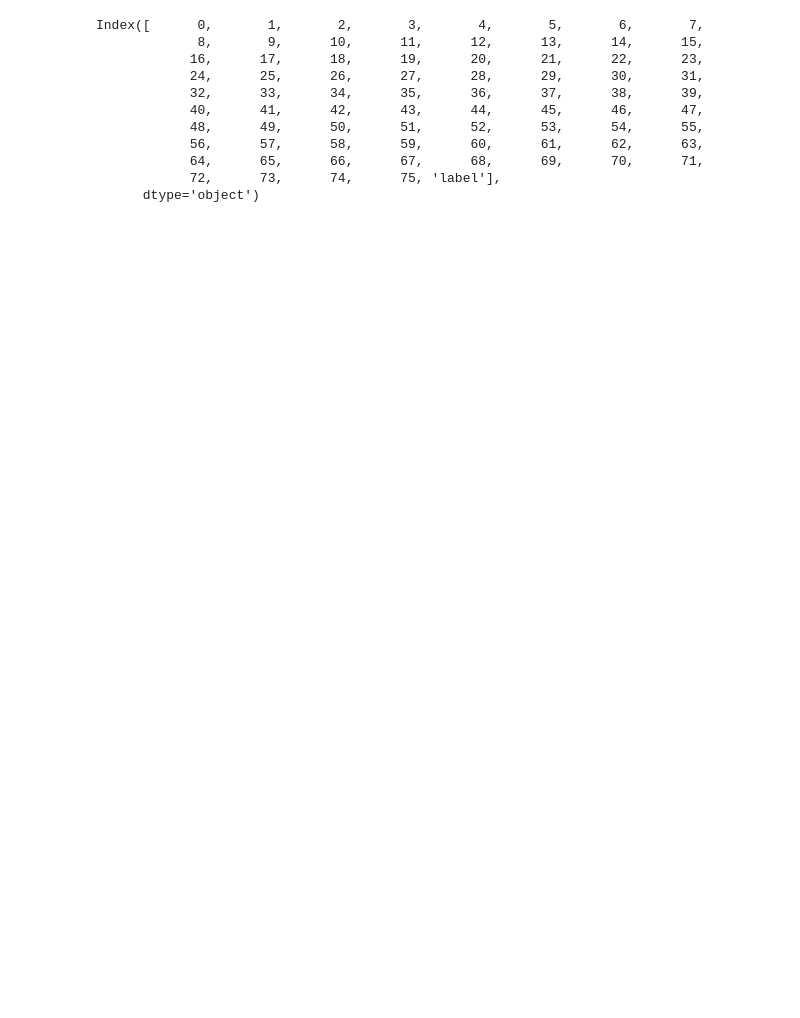
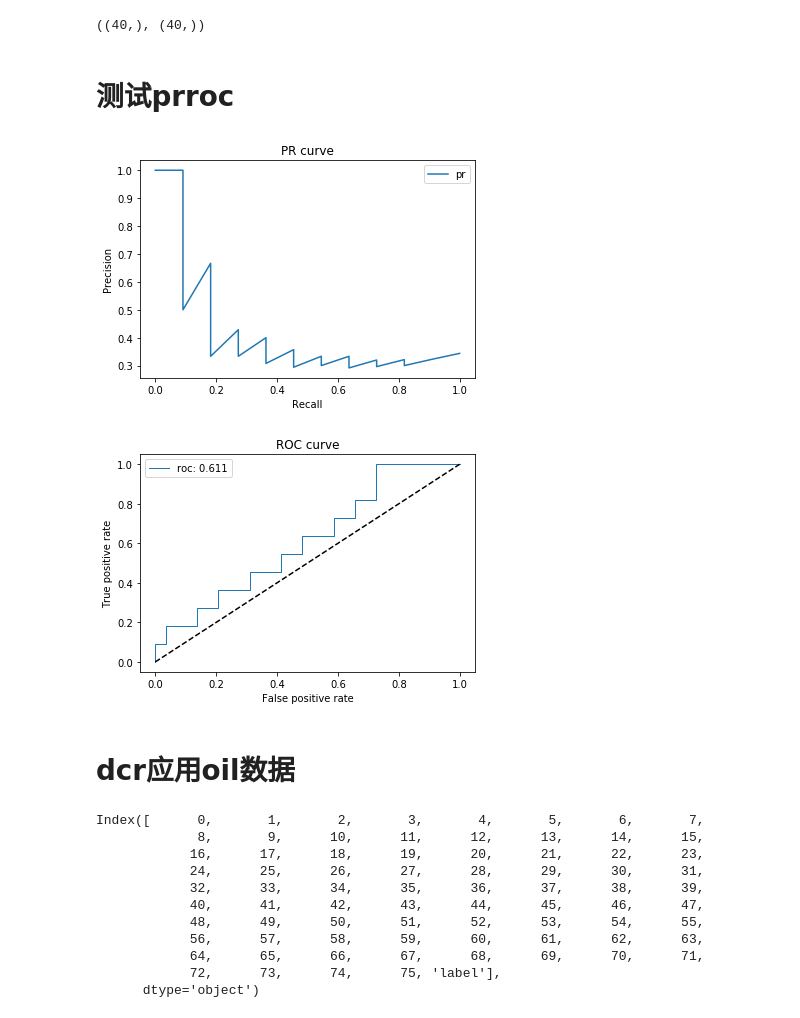
Before and after one commit to Matthew-tech/Shengli, a Jupyter notebook: deepmodel_zk/oil_dcr.ipynb, the cells around one changed output. Saved outputs shown, nothing was run; the diff lists cells and outputs as text; code cells hidden in the pictures; blank space fills up the shorter version.

```diff
--- a/deepmodel_zk/oil_dcr.ipynb
+++ b/deepmodel_zk/oil_dcr.ipynb
@@ -138,0 +192,6 @@ test AUC 0.6667
+# %%
+pred_ans[:,0].shape,test[target].values[:,0].shape
+# %% [output]
+((40,), (40,))
+# %% [markdown]
+# 测试prroc
@@ -139,3 +262,12 @@ test AUC 0.6667
+# %%
+file_name = './deepmodel_result/dcr_result/criteo_sample_result.pkl'
+skl_pr(file_name)
+skl_roc(file_name)
+# %% [output]
+[figure, added]
+[figure, added]
+# %% [markdown]
+# dcr应用oil数据
 # %%
 list(range(76))
 data.columns
```
Also changed, not shown: parts of 29 cells of this notebook, 6 other files.
